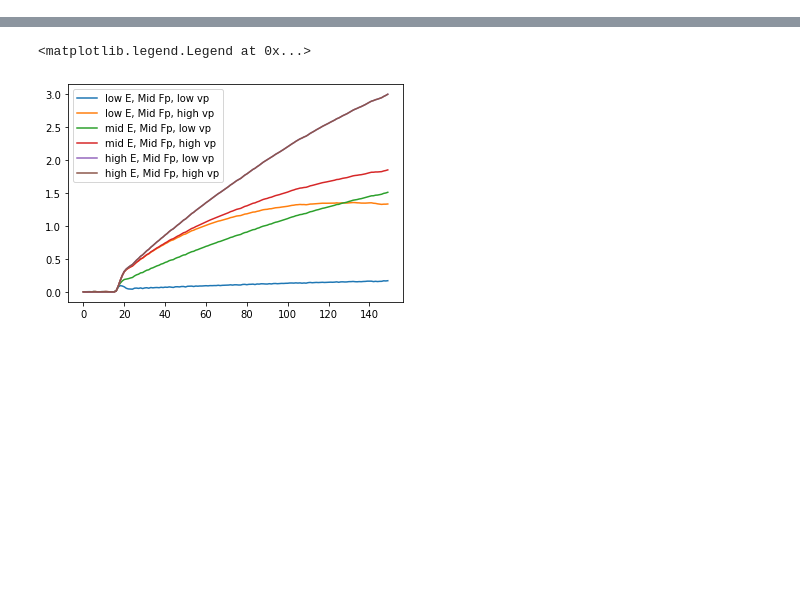
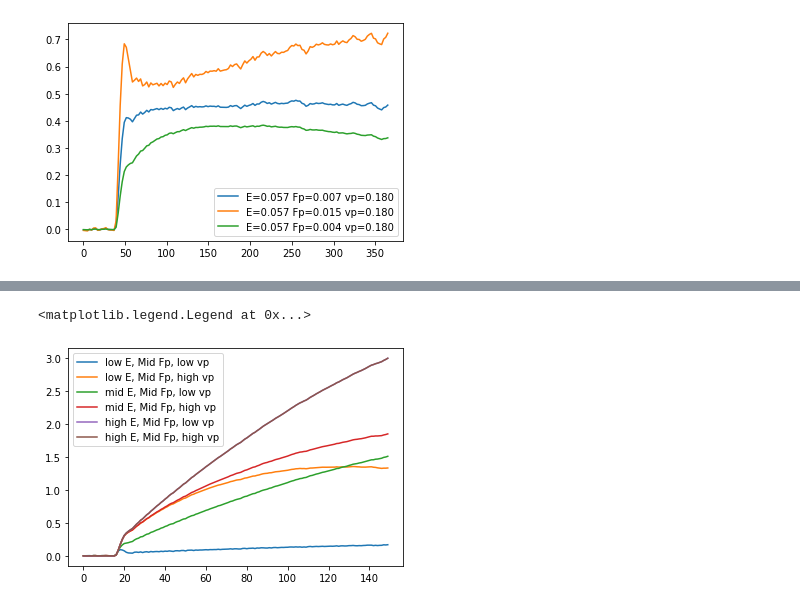
Before and after one commit to Michael-McLaren/MRI_ML, a Jupyter notebook: PK_parameter_testing.ipynb, the cells around one changed output, grey strips where cells are left out. Cells and saved outputs as stored; diff of their text form; code cells hidden in the pictures; blank space fills up the shorter version.

```diff
--- a/PK_parameter_testing.ipynb
+++ b/PK_parameter_testing.ipynb
@@ -77,0 +49,16 @@ plt.legend()
+# %%
+fitted_data = TwoCUMfittingConc(t, AIF, series[80,100,14,:] , 0)
+
+params = fitted_data[:3]
+plot_params(params)
+
+params[1] = params[1]/2
+plot_params(params)
+
+params[1] = params[1]*4
+plot_params(params)
+
+plt.legend()
+plt.show()
+# %% [output]
+[figure, added]
```
Also changed, not shown: parts of 6 cells of this notebook, 4 other files.
